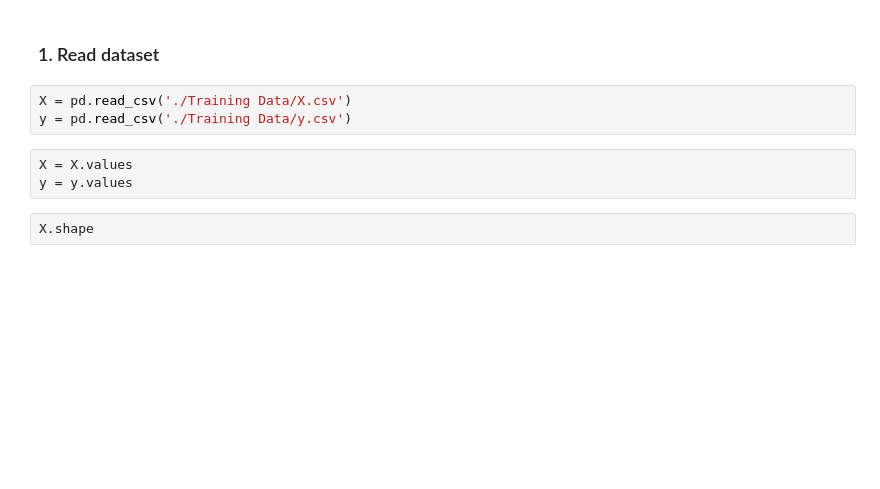
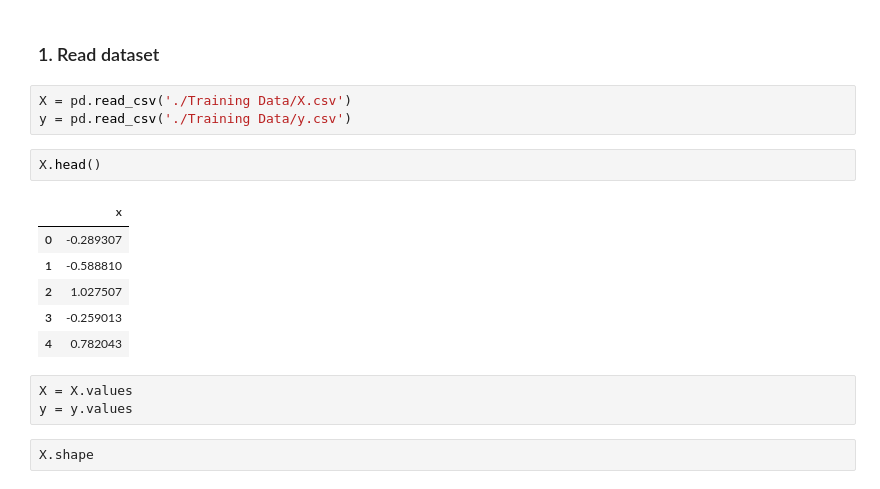
Before and after one commit to coding-blocks-archives/DSLVNov20, a Jupyter notebook: session 8/Linear Regression.ipynb, the cells around one changed output. Cells and saved outputs as stored; diff of their text form; blank space fills up the shorter version.

```diff
--- a/session 8/Linear Regression.ipynb
+++ b/session 8/Linear Regression.ipynb
@@ -7,6 +7,15 @@ import matplotlib.pyplot as plt
 # %%
 X = pd.read_csv('./Training Data/X.csv')
 y = pd.read_csv('./Training Data/y.csv')
+# %%
+X.head()
+# %% [output]
+|  | x |
+| 0 | -0.289307 |
+| 1 | -0.588810 |
+| 2 | 1.027507 |
+| 3 | -0.259013 |
+| 4 | 0.782043 |
 # %%
 X = X.values
 y = y.values
```
